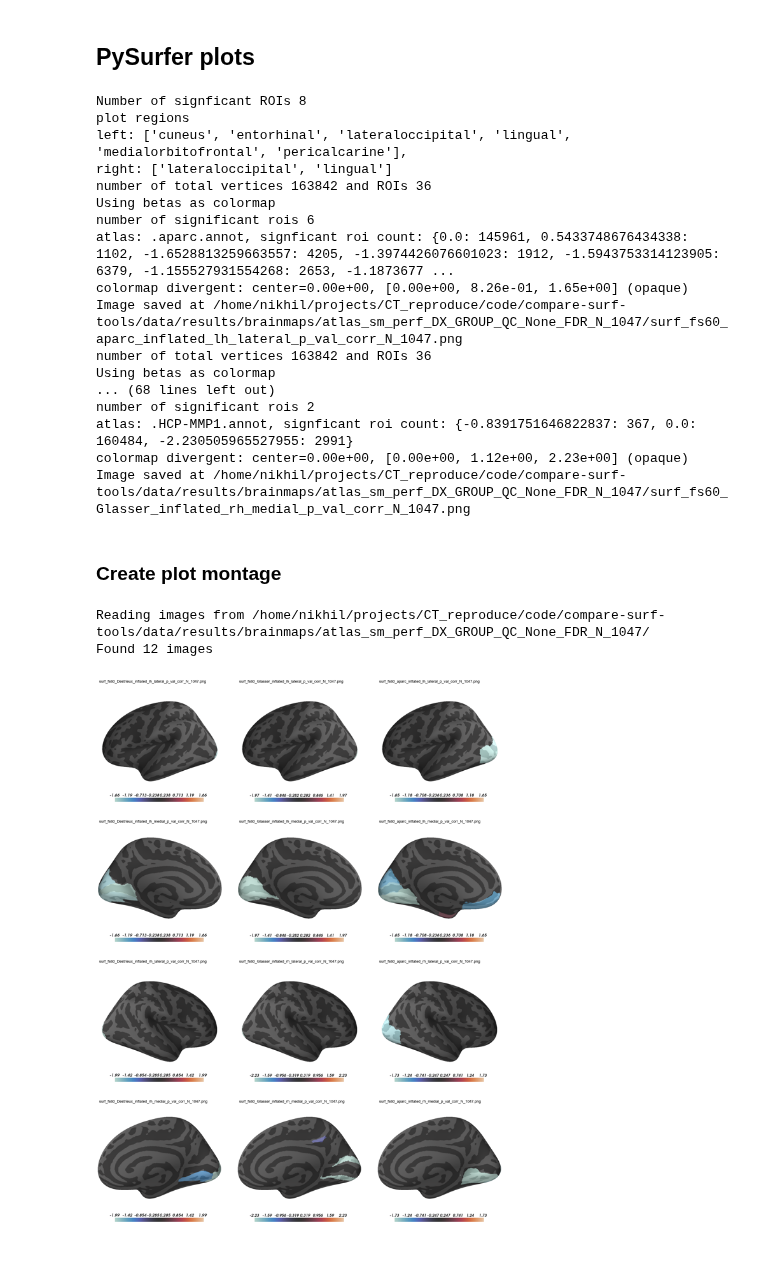
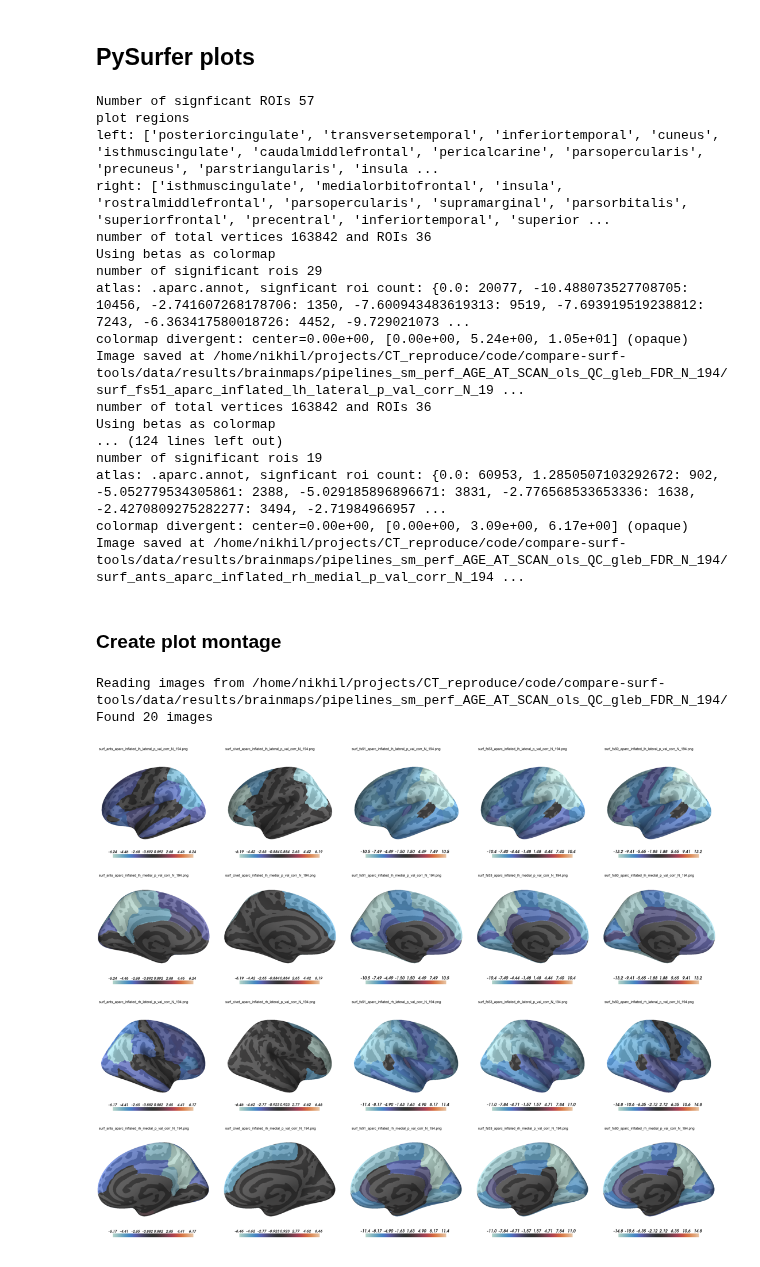
Before and after one commit to neurodatascience/compare-surf-tools, a Jupyter notebook: notebooks/generate_plots.ipynb, the cells around one changed output. Cells and saved outputs as stored; diff of their text form; code cells hidden in the pictures.

Commit message:
changed path for common space

```diff
--- a/notebooks/generate_plots.ipynb
+++ b/notebooks/generate_plots.ipynb
@@ -38,9 +38,10 @@ env: SUBJECTS_DIR=/home/nikhil/projects/CT_reproduce/data/fs_test_dir/
 # %%
 proj_dir = '/home/nikhil/projects/CT_reproduce/code/compare-surf-tools/'
 data_dir = proj_dir + 'data/'
+common_space = data_dir + 'common_space/fsaverage/'
 results_dir = data_dir + 'results/'
 brainmaps_dir = results_dir + 'brainmaps/'
 demograph_file = 'ABIDE_Phenotype.csv'
-sm_perf_file = 'atlas_sm_perf_DX_GROUP_QC_gleb_N_225.pkl'#'atlas_sm_perf_DX_GROUP_QC_None_N_1047.pkl'
+sm_perf_file = 'pipelines_sm_perf_AGE_AT_SCAN_ols_QC_gleb_N_194.pkl'
 # %% [markdown]
 ### Global Vars
@@ -56,7 +55,7 @@ demograph = pd.read_csv(data_dir + demograph_file)
 demograph = demograph.rename(columns={'Subject_ID':subject_ID_col})
 
 # # Results
-results_type = 'atlas' # atlas or pipelines
+results_type = 'pipeline' # atlas or pipelines
 stat_measure = 'p_val_corr' # p_val or p_val_corr
 
 if results_type == 'pipeline':
@@ -167,34 +173,35 @@ for pipe in pipes:
 
             for view in views:
                 title = '_{}_{}_{}_{}_{}_{}_N_{}'.format(pipe,aparc,surf,hemi,view,stat_measure,subx)
-                brain_fig = create_surface_plot(subject_id,hemi,surf,aparc_file,signific_rois,
+                brain_fig = create_surface_plot(common_space,hemi,surf,aparc_file,signific_rois,
                                                 save_dir,title,view,betas)
                 time.sleep(5) #Mayavi messes up if called to quickly
 # %% [output]
-Number of signficant ROIs 8
+Number of signficant ROIs 57
 plot regions
-left: ['cuneus', 'entorhinal', 'lateraloccipital', 'lingual', 'medialorbitofrontal', 'pericalcarine'],
-right: ['lateraloccipital', 'lingual']
+left: ['posteriorcingulate', 'transversetemporal', 'inferiortemporal', 'cuneus', 'isthmuscingulate', 'caudalmiddlefrontal', 'pericalcarine', 'parsopercularis', 'precuneus', 'parstriangularis', 'insula ...
+right: ['isthmuscingulate', 'medialorbitofrontal', 'insula', 'rostralmiddlefrontal', 'parsopercularis', 'supramarginal', 'parsorbitalis', 'superiorfrontal', 'precentral', 'inferiortemporal', 'superior ...
 number of total vertices 163842 and ROIs 36
 Using betas as colormap
-number of significant rois 6
-atlas: .aparc.annot, signficant roi count: {0.0: 145961, 0.5433748676434338: 1102, -1.6528813259663557: 4205, -1.3974426076601023: 1912, -1.5943753314123905: 6379, -1.155527931554268: 2653, -1.1873677 ...
-colormap divergent: center=0.00e+00, [0.00e+00, 8.26e-01, 1.65e+00] (opaque)
-Image saved at /home/nikhil/projects/CT_reproduce/code/compare-surf-tools/data/results/brainmaps/atlas_sm_perf_DX_GROUP_QC_None_FDR_N_1047/surf_fs60_aparc_inflated_lh_lateral_p_val_corr_N_1047.png
+number of significant rois 29
+atlas: .aparc.annot, signficant roi count: {0.0: 20077, -10.488073527708705: 10456, -2.741607268178706: 1350, -7.600943483619313: 9519, -7.693919519238812: 7243, -6.363417580018726: 4452, -9.729021073 ...
+colormap divergent: center=0.00e+00, [0.00e+00, 5.24e+00, 1.05e+01] (opaque)
+Image saved at /home/nikhil/projects/CT_reproduce/code/compare-surf-tools/data/results/brainmaps/pipelines_sm_perf_AGE_AT_SCAN_ols_QC_gleb_FDR_N_194/surf_fs51_aparc_inflated_lh_lateral_p_val_corr_N_19 ...
 number of total vertices 163842 and ROIs 36
 Using betas as colormap
-... (68 lines left out)
-number of significant rois 2
-atlas: .HCP-MMP1.annot, signficant roi count: {-0.8391751646822837: 367, 0.0: 160484, -2.230505965527955: 2991}
-colormap divergent: center=0.00e+00, [0.00e+00, 1.12e+00, 2.23e+00] (opaque)
-Image saved at /home/nikhil/projects/CT_reproduce/code/compare-surf-tools/data/results/brainmaps/atlas_sm_perf_DX_GROUP_QC_None_FDR_N_1047/surf_fs60_Glasser_inflated_rh_medial_p_val_corr_N_1047.png
+... (124 lines left out)
+number of significant rois 19
+atlas: .aparc.annot, signficant roi count: {0.0: 60953, 1.2850507103292672: 902, -5.052779534305861: 2388, -5.029185896896671: 3831, -2.776568533653336: 1638, -2.4270809275282277: 3494, -2.71984966957 ...
+colormap divergent: center=0.00e+00, [0.00e+00, 3.09e+00, 6.17e+00] (opaque)
+Image saved at /home/nikhil/projects/CT_reproduce/code/compare-surf-tools/data/results/brainmaps/pipelines_sm_perf_AGE_AT_SCAN_ols_QC_gleb_FDR_N_194/surf_ants_aparc_inflated_rh_medial_p_val_corr_N_194 ...
 # %% [markdown]
 ### Create plot montage
 # %%
-#save_dir = brainmaps_dir + 'atlas_sm_perf_DX_GROUP_QC_gleb_FDR_N_225/'
-montage_im = createImageMontage(save_dir)
+#plot_dir = brainmaps_dir + 'atlas_sm_perf_DX_GROUP_QC_gleb_FDR_N_225/'
+plot_dir = save_dir
+montage_im = createImageMontage(plot_dir)
 montage_im
 # %% [output]
-Reading images from /home/nikhil/projects/CT_reproduce/code/compare-surf-tools/data/results/brainmaps/atlas_sm_perf_DX_GROUP_QC_None_FDR_N_1047/
-Found 12 images
+Reading images from /home/nikhil/projects/CT_reproduce/code/compare-surf-tools/data/results/brainmaps/pipelines_sm_perf_AGE_AT_SCAN_ols_QC_gleb_FDR_N_194/
+Found 20 images
-[figure, old version]
+[figure, new version]
```
Also changed, not shown: parts of 3 cells of this notebook, 2 other files.
